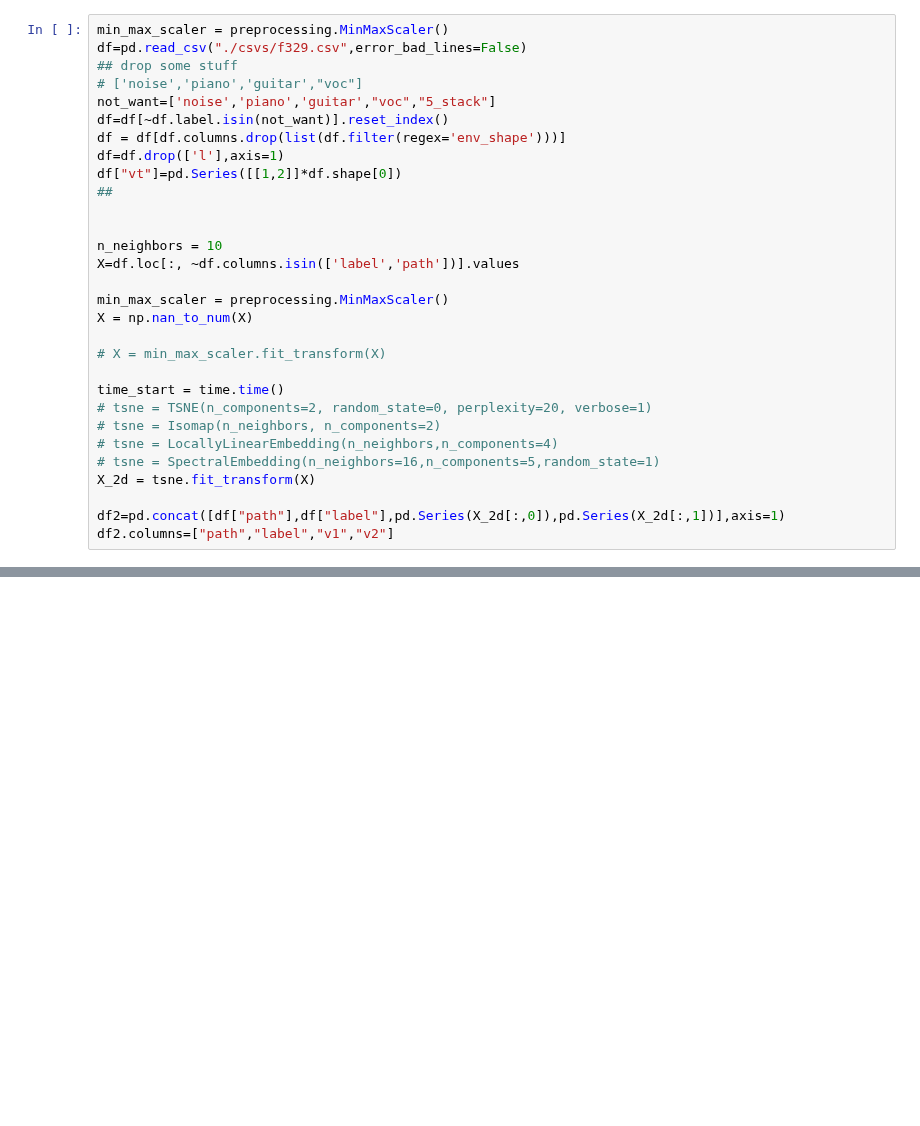
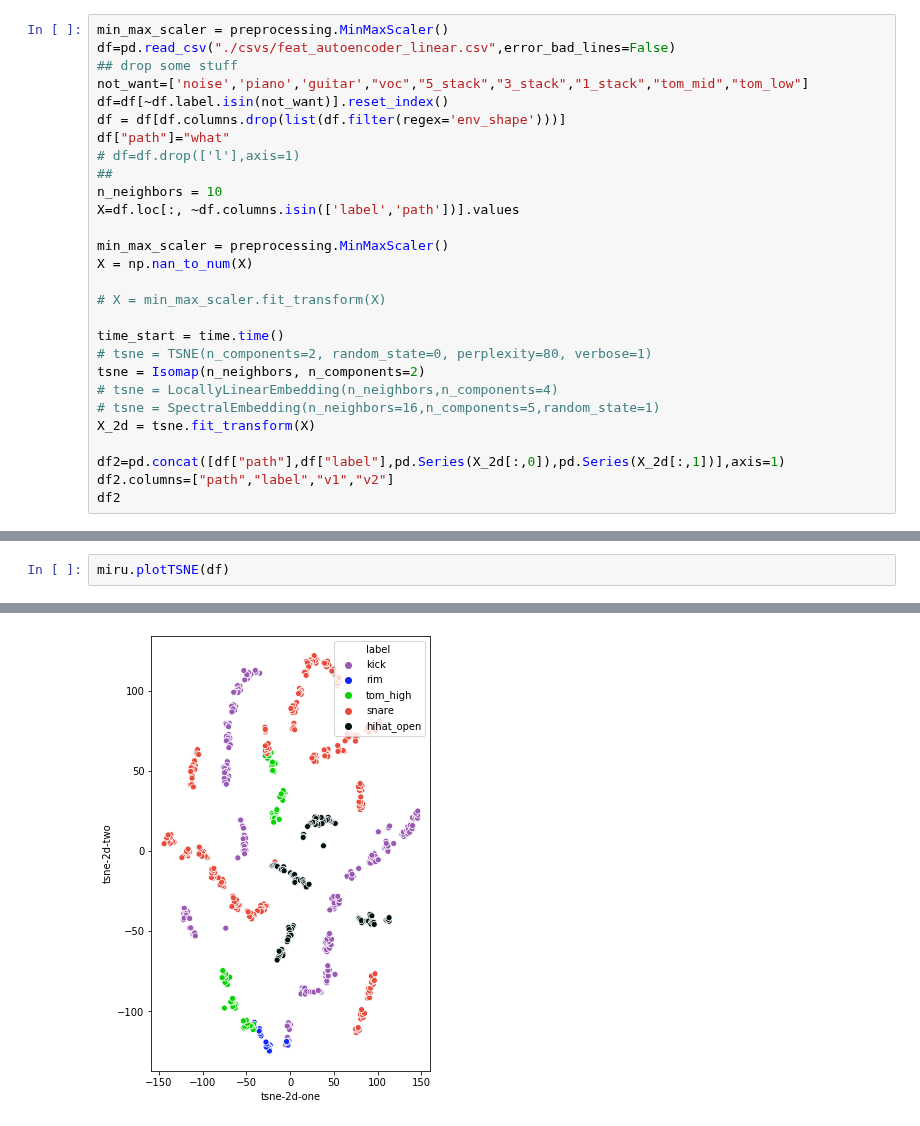
Before and after one commit to imilas/Synths_Stacks_Search, a Jupyter notebook: interactive_separation_graph.ipynb, the cells around one changed output, grey strips where cells are left out. Saved outputs shown, nothing was run; the diff lists cells and outputs as text; blank space fills up the shorter version.

Commit message:
extraction features for encoder and plotting them using TSNE

```diff
--- a/interactive_separation_graph.ipynb
+++ b/interactive_separation_graph.ipynb
@@ -15,17 +15,14 @@ import os
 from sklearn import preprocessing
 # %%
 min_max_scaler = preprocessing.MinMaxScaler()
-df=pd.read_csv("./csvs/f329.csv",error_bad_lines=False)
+df=pd.read_csv("./csvs/feat_autoencoder_linear.csv",error_bad_lines=False)
 ## drop some stuff
-# ['noise','piano','guitar',"voc"]
-not_want=['noise','piano','guitar',"voc","5_stack"]
+not_want=['noise','piano','guitar',"voc","5_stack","3_stack","1_stack","tom_mid","tom_low"]
 df=df[~df.label.isin(not_want)].reset_index()
 df = df[df.columns.drop(list(df.filter(regex='env_shape')))]
-df=df.drop(['l'],axis=1)
-df["vt"]=pd.Series([[1,2]]*df.shape[0])
+df["path"]="what"
+# df=df.drop(['l'],axis=1)
 ##
-
-
 n_neighbors = 10
 X=df.loc[:, ~df.columns.isin(['label','path'])].values
 
@@ -35,12 +32,13 @@ X = np.nan_to_num(X)
 # X = min_max_scaler.fit_transform(X)
 
 time_start = time.time()
-# tsne = TSNE(n_components=2, random_state=0, perplexity=20, verbose=1)
-# tsne = Isomap(n_neighbors, n_components=2)
+# tsne = TSNE(n_components=2, random_state=0, perplexity=80, verbose=1)
+tsne = Isomap(n_neighbors, n_components=2)
 # tsne = LocallyLinearEmbedding(n_neighbors,n_components=4)
 # tsne = SpectralEmbedding(n_neighbors=16,n_components=5,random_state=1)
 X_2d = tsne.fit_transform(X)
 
 df2=pd.concat([df["path"],df["label"],pd.Series(X_2d[:,0]),pd.Series(X_2d[:,1])],axis=1)
 df2.columns=["path","label","v1","v2"]
+df2
 # %% [output]
@@ -73 +84,4 @@ FigureWidget({
 [interactive output not drawn]
+# %%
+miru.plotTSNE(df)
+# %% [output]
@@ -73,0 +89 @@ FigureWidget({
+[figure, added]
```
Also changed, not shown: parts of 4 cells of this notebook, 3 other files.
